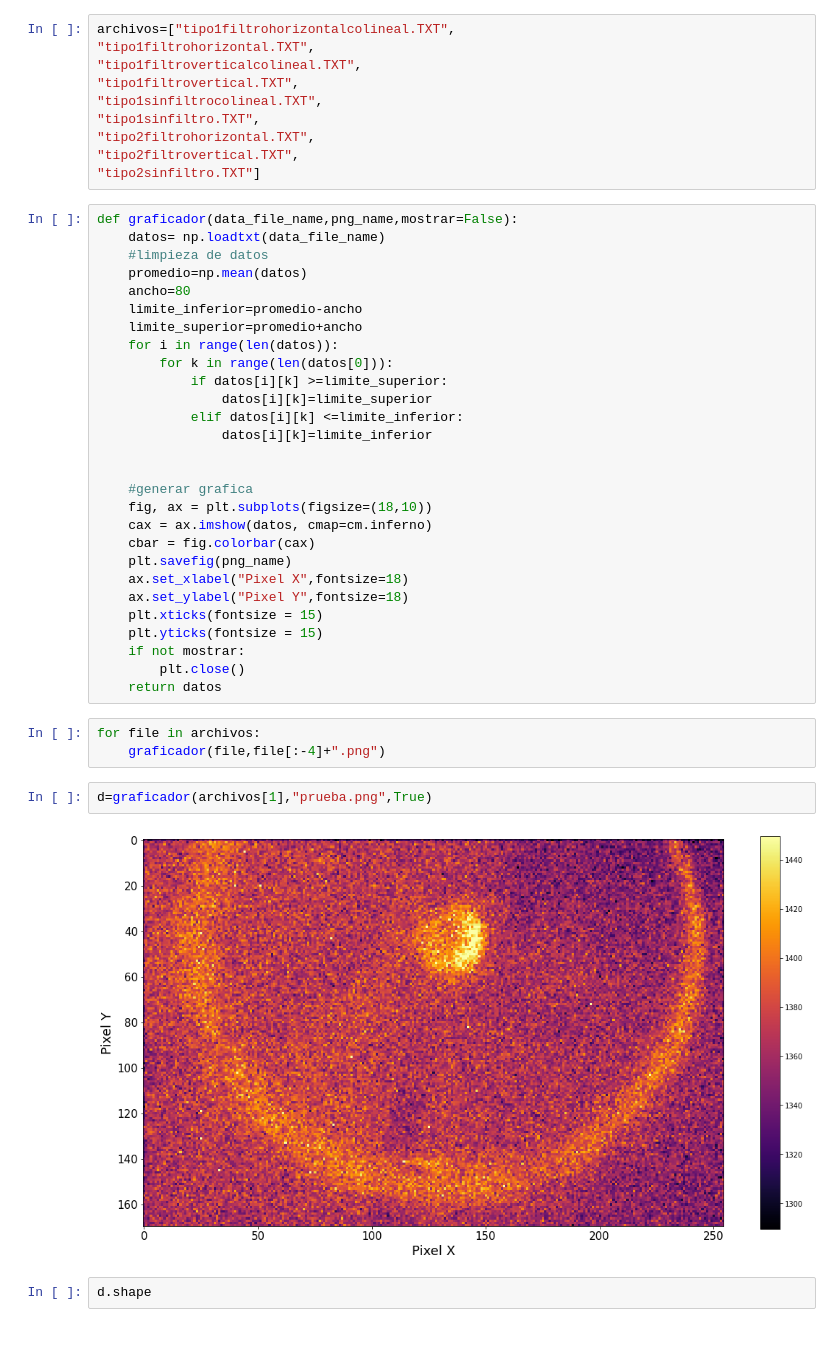
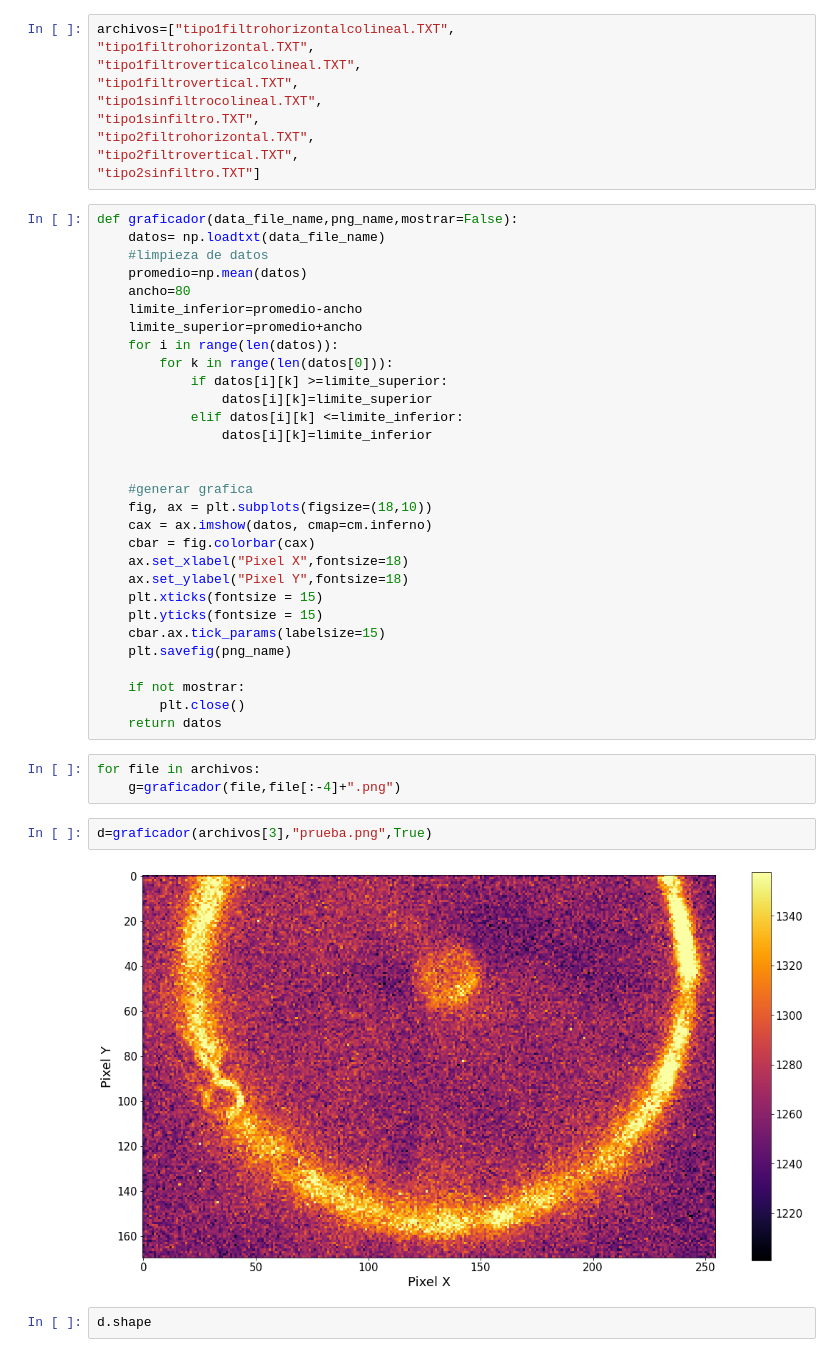
Before and after one commit to judasaca/Practica_optica_SPDC, a Jupyter notebook: Untitled.ipynb, the cells around one changed output. Cells and saved outputs as stored; diff of their text form.

```diff
--- a/Untitled.ipynb
+++ b/Untitled.ipynb
@@ -32,21 +32,23 @@ def graficador(data_file_name,png_name,mostrar=False):
     fig, ax = plt.subplots(figsize=(18,10))
     cax = ax.imshow(datos, cmap=cm.inferno)
     cbar = fig.colorbar(cax)
-    plt.savefig(png_name)
     ax.set_xlabel("Pixel X",fontsize=18)
     ax.set_ylabel("Pixel Y",fontsize=18)
     plt.xticks(fontsize = 15)
     plt.yticks(fontsize = 15)
+    cbar.ax.tick_params(labelsize=15)
+    plt.savefig(png_name)
+
     if not mostrar:
         plt.close()
     return datos
 # %%
 for file in archivos:
-    graficador(file,file[:-4]+".png")
+    g=graficador(file,file[:-4]+".png")
 # %%
-d=graficador(archivos[1],"prueba.png",True)
+d=graficador(archivos[3],"prueba.png",True)
 # %% [output]
-[figure, old version]
+[figure, new version]
 # %%
 d.shape
 # %% [output]
```
Also changed, not shown: 10 other files.
